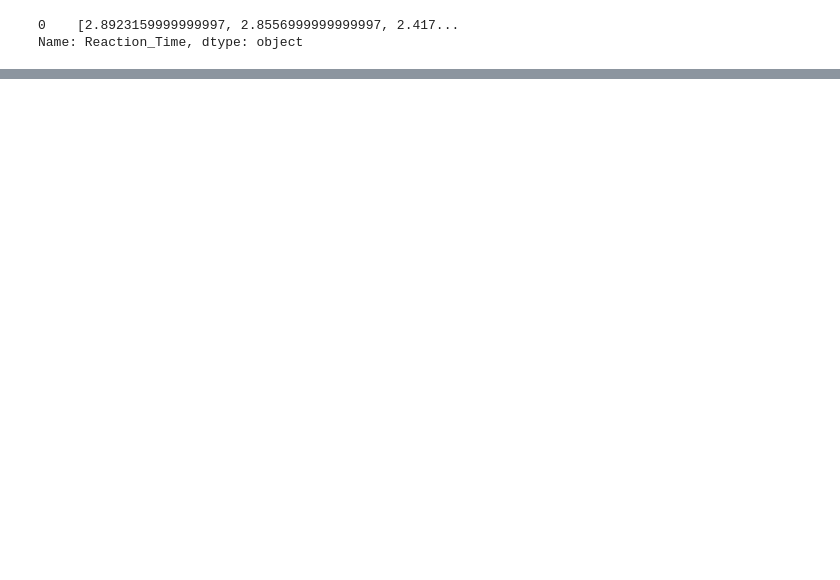
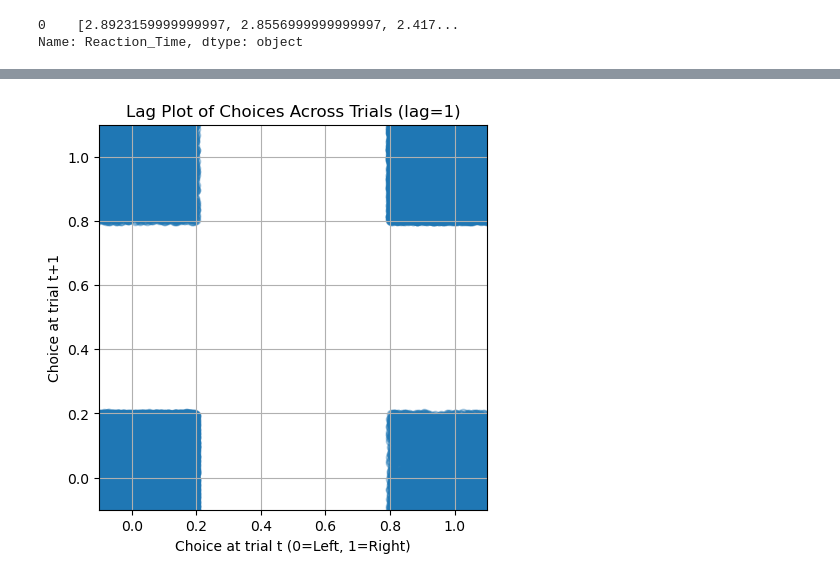
Before and after one commit to rcwoshimao/mice-value-encoding, a Jupyter notebook: cogs118c-final-project.ipynb, the cells around one changed output, grey strips where cells are left out. Drawn from its saved outputs; the diff is of its cells as text; code cells hidden in the pictures; blank space fills up the shorter version.

```diff
--- a/cogs118c-final-project.ipynb
+++ b/cogs118c-final-project.ipynb
@@ -265,0 +302,29 @@ for session, label in zip(sessions_to_plot, labels):
+# %%
+# ---------- Prepare choices across sessions ----------
+all_choices = []
+for s in encoded_sessions.values():
+    choices = np.array(s['choices'], dtype=float)
+    mask = ~np.isnan(choices)
+    all_choices.extend(choices[mask])
+
+all_choices = np.array(all_choices)
+
+# ---------- Lag plot for lag=1 ----------
+lag = 1
+x_t = all_choices[:-lag]
+x_t_lag = all_choices[lag:]
+
+plt.figure(figsize=(5,5))
+jitter = 0.2
+plt.scatter(x_t + np.random.uniform(-jitter,jitter,len(x_t)),
+            x_t_lag + np.random.uniform(-jitter,jitter,len(x_t_lag)),
+            alpha=0.3)
+plt.xlabel("Choice at trial t (0=Left, 1=Right)")
+plt.ylabel(f"Choice at trial t+{lag}")
+plt.title(f"Lag Plot of Choices Across Trials (lag={lag})")
+plt.xlim(-0.1, 1.1)
+plt.ylim(-0.1, 1.1)
+plt.grid(True)
+plt.show()
+# %% [output]
+[figure, added]
```
Also changed, not shown: parts of 17 cells of this notebook.
